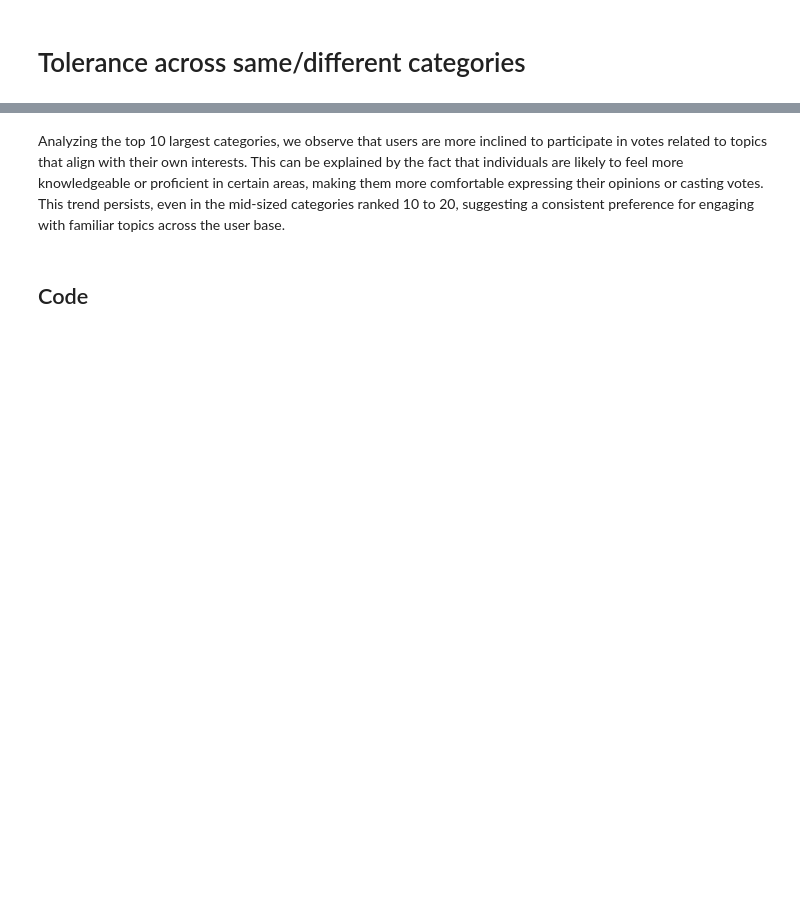
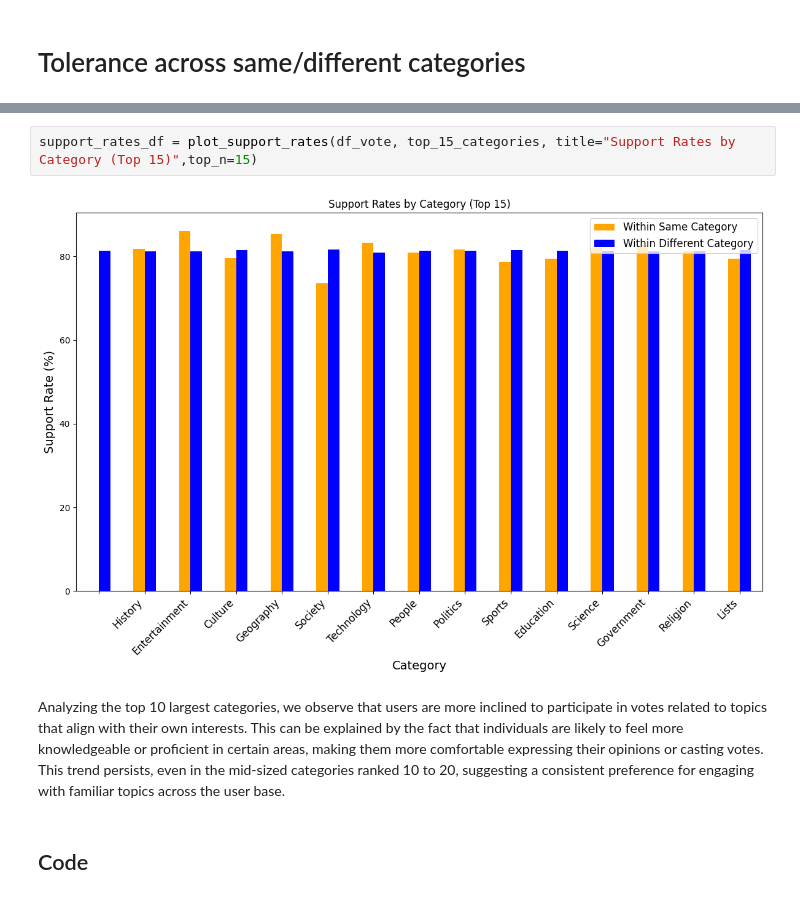
Before and after one commit to epfl-ada/ada-2024-project-supercoolteamname2024, a Jupyter notebook: Result.ipynb, the cells around one changed output, grey strips where cells are left out. Drawn from its saved outputs; the diff is of its cells as text; blank space fills up the shorter version.

```diff
--- a/Result.ipynb
+++ b/Result.ipynb
@@ -338,3 +34,7 @@ plt.show()
+# %%
+support_rates_df = plot_support_rates(df_vote, top_15_categories, title="Support Rates by Category (Top 15)",top_n=15)
+# %% [output]
+[figure, added]
 # %% [markdown]
 Analyzing the top 10 largest categories, we observe that users are more inclined to participate in votes related to topics that align with their own interests. This can be explained by the fact that individuals are likely to feel more knowledgeable or proficient in certain areas, making them more comfortable expressing their opinions or casting votes. This trend persists, even in the mid-sized categories ranked 10 to 20, suggesting a consistent preference for engaging with familiar topics across the user base.
 # %% [markdown]
```
Also changed, not shown: parts of 17 cells of this notebook, 1 other file.
